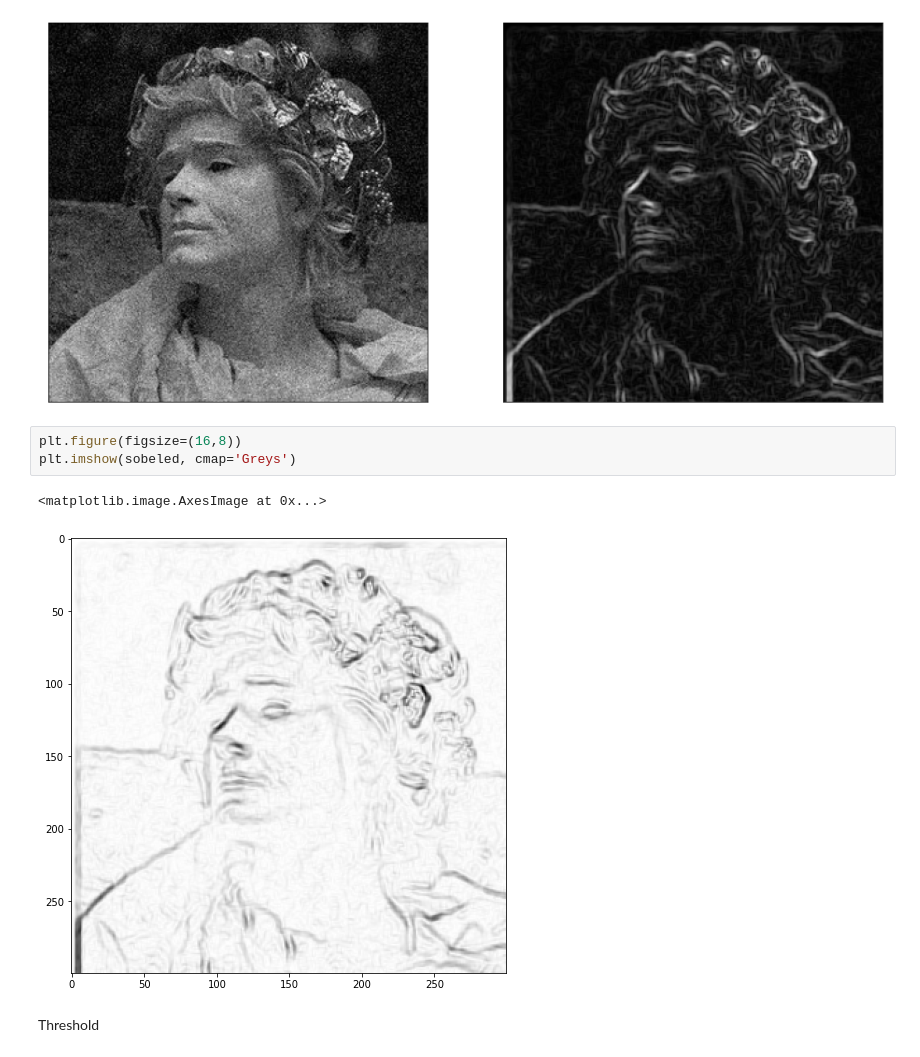
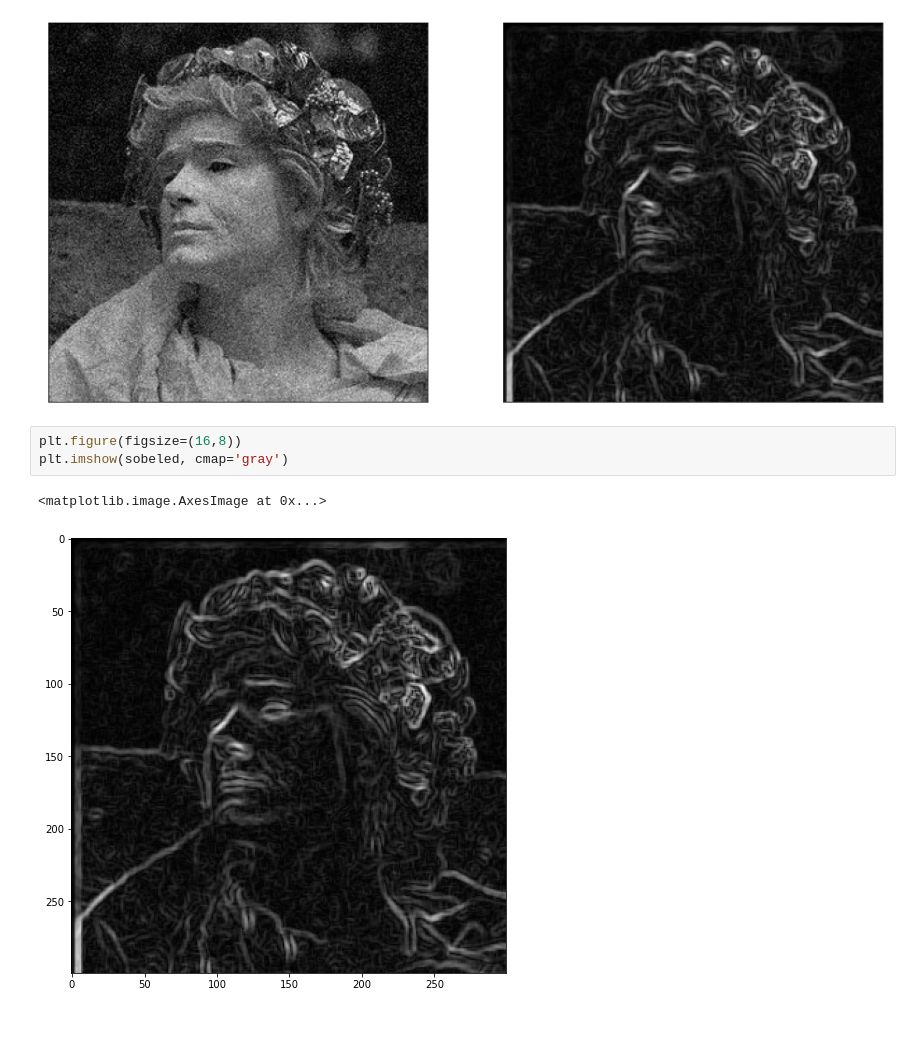
Before and after one commit to sahassawat-u/line-drawing-dft, a Jupyter notebook: line_drawing.ipynb, the cells around one changed output. Cells and saved outputs as stored; diff of their text form; blank space fills up the shorter version.

```diff
--- a/line_drawing.ipynb
+++ b/line_drawing.ipynb
@@ -186,9 +190,7 @@ plot_two_images(gray_image,sobeled,size=(16,8))
 [figure]
 # %%
 plt.figure(figsize=(16,8))
-plt.imshow(sobeled, cmap='Greys')
+plt.imshow(sobeled, cmap='gray')
 # %% [output]
 <matplotlib.image.AxesImage at 0x...>
-[figure, old version]
+[figure, new version]
-# %% [markdown]
-Threshold
```
Also changed, not shown: parts of 21 cells of this notebook, 2 other files.
